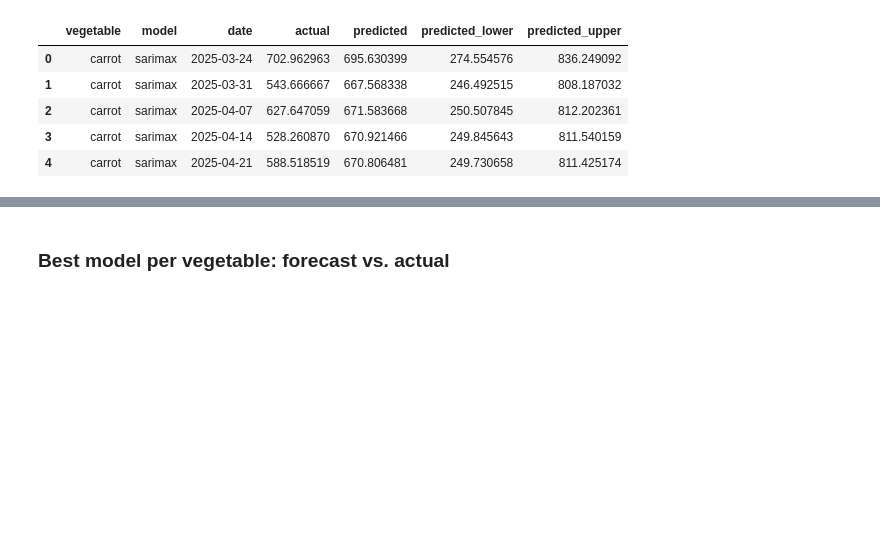
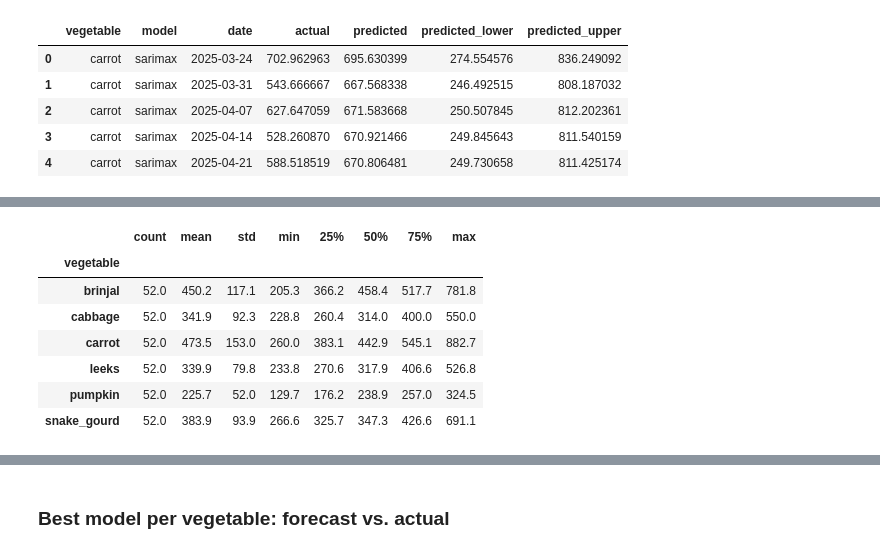
Before and after one commit to ZeroWillHero/vege-predict, a Jupyter notebook: notebooks/03_model_results.ipynb, the cells around one changed output, grey strips where cells are left out. Cells and saved outputs as stored; diff of their text form; code cells hidden in the pictures; blank space fills up the shorter version.

```diff
--- a/notebooks/03_model_results.ipynb
+++ b/notebooks/03_model_results.ipynb
@@ -146,0 +154,13 @@ predictions.head()
+# %%
+actual_prices = predictions.drop_duplicates(subset=['vegetable', 'date'])[['vegetable', 'actual']]
+desc_stats = actual_prices.groupby('vegetable')['actual'].describe().round(1)
+desc_stats
+# %% [output]
+|  | count | mean | std | min | 25% | 50% | 75% | max |
+| vegetable |  |  |  |  |  |  |  |  |
+| brinjal | 52.0 | 450.2 | 117.1 | 205.3 | 366.2 | 458.4 | 517.7 | 781.8 |
+| cabbage | 52.0 | 341.9 | 92.3 | 228.8 | 260.4 | 314.0 | 400.0 | 550.0 |
+| carrot | 52.0 | 473.5 | 153.0 | 260.0 | 383.1 | 442.9 | 545.1 | 882.7 |
+| leeks | 52.0 | 339.9 | 79.8 | 233.8 | 270.6 | 317.9 | 406.6 | 526.8 |
+| pumpkin | 52.0 | 225.7 | 52.0 | 129.7 | 176.2 | 238.9 | 257.0 | 324.5 |
+| snake_gourd | 52.0 | 383.9 | 93.9 | 266.6 | 325.7 | 347.3 | 426.6 | 691.1 |
```
Also changed, not shown: parts of 9 cells of this notebook, 3 other files.
